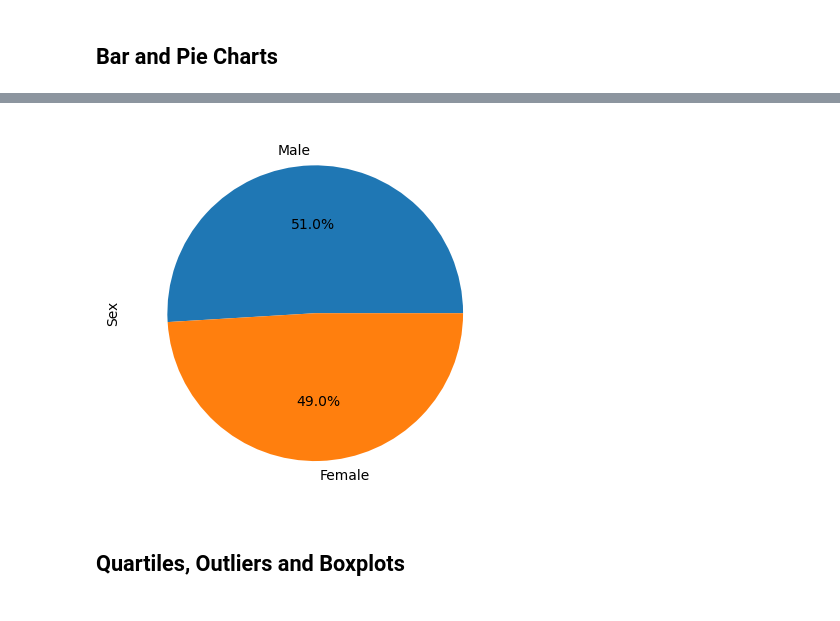
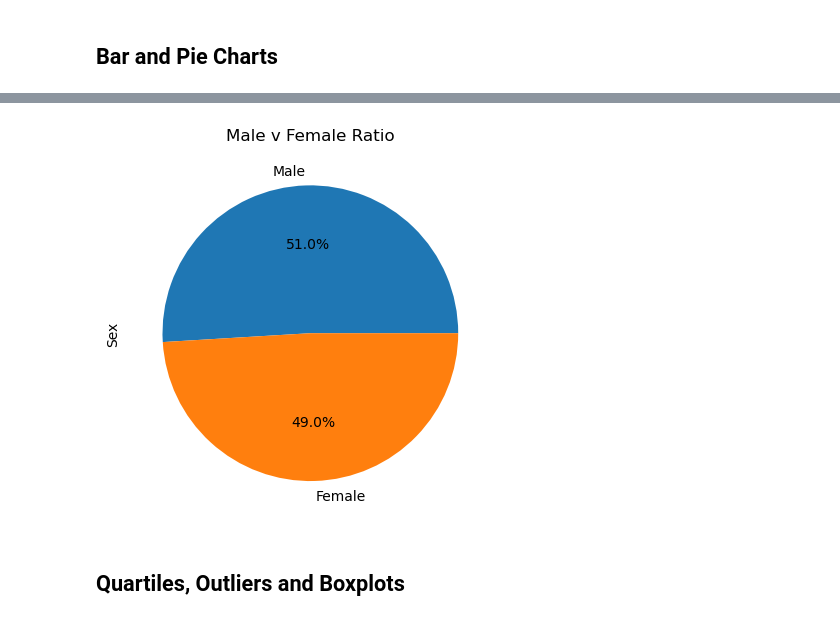
Before and after one commit to sienchoon/matplotlib-challenge, a Jupyter notebook: Pymaceuticals/pymaceuticals_starter.ipynb, the cells around one changed output, grey strips where cells are left out. Saved outputs shown, nothing was run; the diff lists cells and outputs as text; code cells hidden in the pictures.

```diff
--- a/Pymaceuticals/pymaceuticals_starter.ipynb
+++ b/Pymaceuticals/pymaceuticals_starter.ipynb
@@ -180,7 +217,13 @@ number_mice
 # %%
 # Generate a pie plot showing the distribution of female versus male mice using pyplot
+Sex_Pie = remove_duplicate["Sex"].value_counts()
+
+plt.title("Male v Female Ratio")
+plt.ylabel("Sex")
+plt.pie(Sex_Pie.values, labels=Sex_Pie.index.values, autopct='%1.1f%%')
+plt.show()
 # %% [output]
-[figure, old version]
+[figure, new version]
 # %% [markdown]
 ## Quartiles, Outliers and Boxplots
 # %%
```
Also changed, not shown: parts of 5 cells of this notebook.
